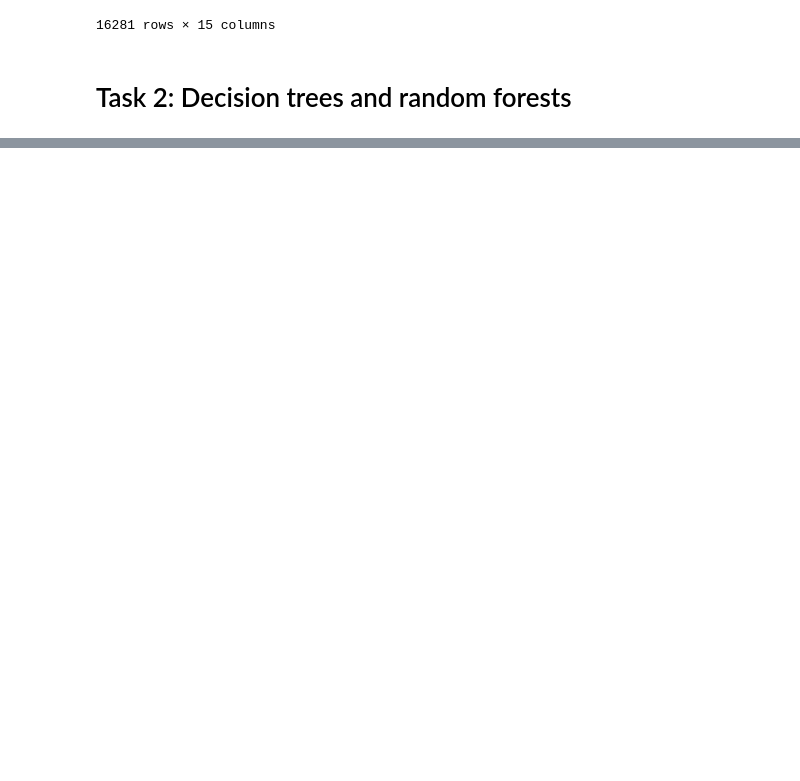
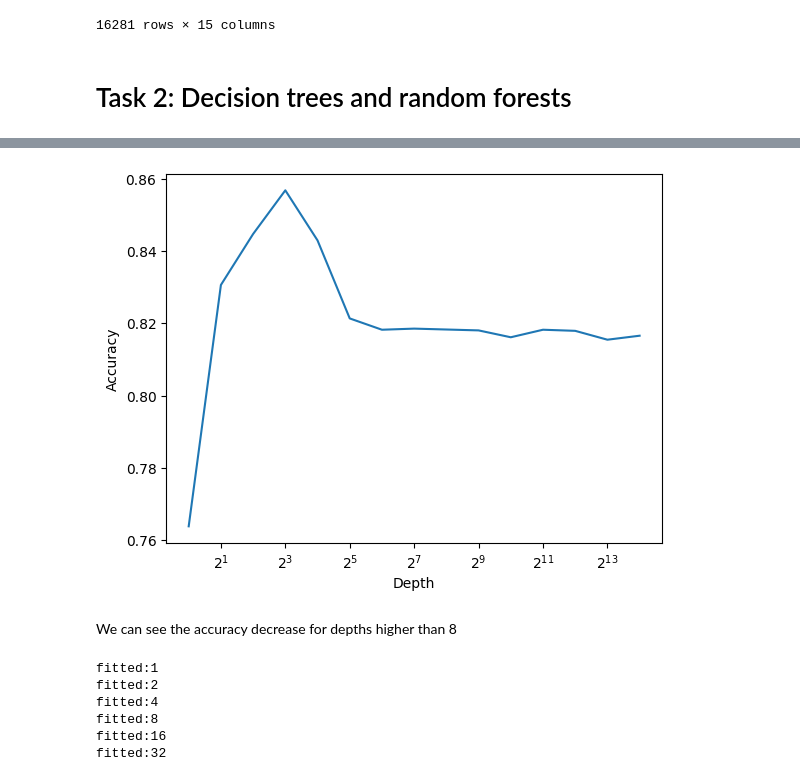
Before and after one commit to wiluxgit/EDA263-masklearn, a Jupyter notebook: lab2/Lab2.ipynb, the cells around one changed output, grey strips where cells are left out. Drawn from its saved outputs; the diff is of its cells as text; code cells hidden in the pictures; blank space fills up the shorter version.

```diff
--- a/lab2/Lab2.ipynb
+++ b/lab2/Lab2.ipynb
@@ -127,3 +129,17 @@ display(testRawXCopy)
 16281 rows × 15 columns
 # %% [markdown]
 # Task 2: Decision trees and random forests
+# %%
+import sklearn as sk
+import numpy as np
+
+depth2fittedDecision = {}
+depths = [2**i for i in range(15)]
+print(f"depths={depths}")
+
+for d in depths:
+    depth2fittedDecision[d] = sk.pipeline.make_pipeline(
+        DictVectorizer(sparse=False),
+        sk.tree.DecisionTreeClassifier(max_depth=d)
+    )
+    depth2fittedDecision[d].fit(trainSet.X, trainSet.Y)
@@ -129,0 +148,7 @@ display(testRawXCopy)
+# %%
+depth2accuracy = {}
+for depth,pipe in depth2fittedDecision.items():
+    predict = pipe.predict(testSet.X)
+    depth2accuracy[depth] = sk.metrics.accuracy_score(predict, testSet.Y)
+
+depth2accuracy
@@ -129,0 +171,37 @@ display(testRawXCopy)
+# %%
+import matplotlib.pyplot as plt
+d,acc = list(zip(*depth2accuracy.items()))
+plt.xscale("log", base=2)
+plt.ylabel("Accuracy")
+plt.xlabel("Depth")
+plt.plot(d,acc)
+plt.show()
+# %% [output]
+[figure, added]
+# %% [markdown]
+We can see the accuracy decrease for depths higher than 8
+# %%
+from sklearn import ensemble
+
+depth2fittedForest = {}
+
+n_estimators = [2**i for i in range(12)]
+for n_est in n_estimators:
+    depth2fittedForest[n_est] = sk.pipeline.make_pipeline(
+        DictVectorizer(sparse=False),
+        sk.ensemble.RandomForestClassifier(n_estimators=n_est, n_jobs=-1)
+    )
+    depth2fittedForest[n_est].fit(trainSet.X, trainSet.Y)
+    print(f"fitted:{n_est}")
+
+n_eset2accuracy = {}
+for n_est,pipe in depth2fittedForest.items():
+    predict = pipe.predict(testSet.X)
+    n_eset2accuracy[n_est] = sk.metrics.accuracy_score(predict, testSet.Y)
+# %% [output]
+fitted:1
+fitted:2
+fitted:4
+fitted:8
+fitted:16
+fitted:32
```
Also changed, not shown: parts of 4 cells of this notebook.
